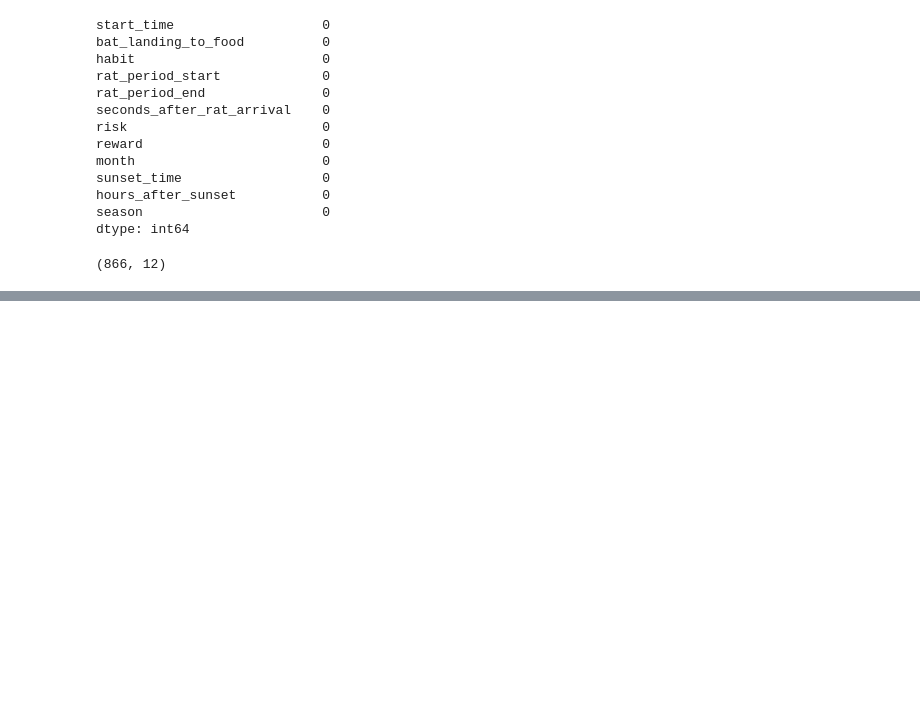
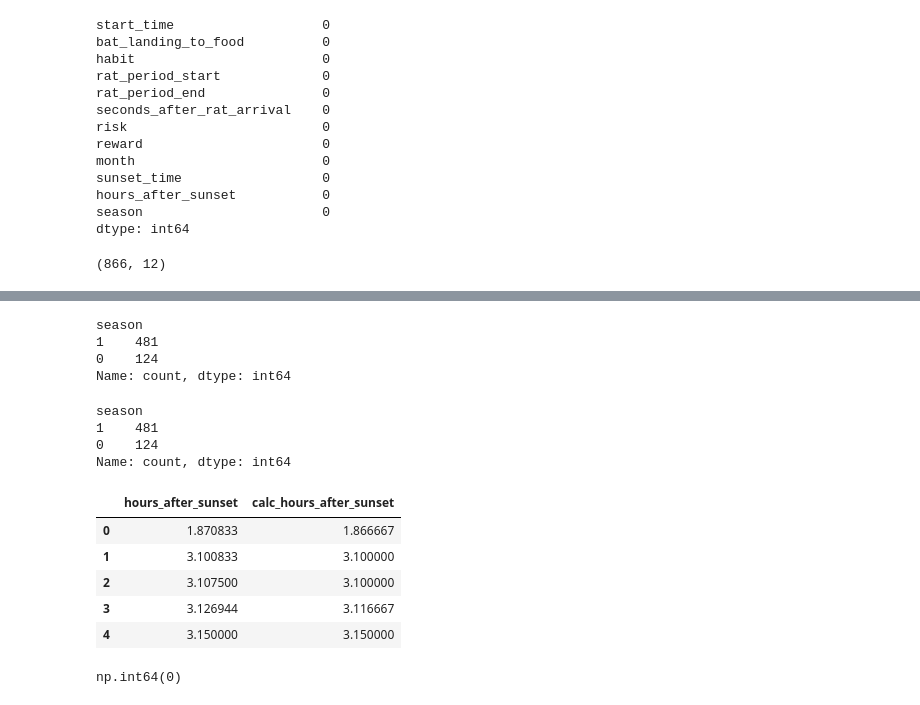
Before and after one commit to sawchinstha/Bat_Rat, a Jupyter notebook: analysis.ipynb, the cells around one changed output, grey strips where cells are left out. Drawn from its saved outputs; the diff is of its cells as text; code cells hidden in the pictures; blank space fills up the shorter version.

```diff
--- a/analysis.ipynb
+++ b/analysis.ipynb
@@ -160,6 +161,9 @@ df1['start_time'] = pd.to_datetime(df1['start_time'], errors='coerce', dayfirst=
 df1['rat_period_start'] = pd.to_datetime(df1['rat_period_start'], errors='coerce', dayfirst=True)
 df1['rat_period_end'] = pd.to_datetime(df1['rat_period_end'], errors='coerce', dayfirst=True)
 df1['sunset_time'] = pd.to_datetime(df1['sunset_time'], errors='coerce', dayfirst=True)
+df1['bat_landing_to_food'] = pd.to_numeric(df1['bat_landing_to_food'], errors='coerce')
+df1['seconds_after_rat_arrival'] = pd.to_numeric(df1['seconds_after_rat_arrival'], errors='coerce')
+df1['hours_after_sunset'] = pd.to_numeric(df1['hours_after_sunset'], errors='coerce')
 df1.info()
 # %% [output]
 <class 'pandas.core.frame.DataFrame'>
@@ -183,0 +205,5 @@ memory usage: 88.0+ KB
+# %%
+df1['habit'].value_counts()
+counts = df1['habit'].value_counts()
+df1 = df1[df1['habit'].isin(counts[counts > 30].index)].copy()
+df1['habit'].value_counts()
@@ -205,0 +241,29 @@ memory usage: 88.0+ KB
+# %%
+df1['season'].value_counts()
+# %% [output]
+season
+1    481
+0    124
+Name: count, dtype: int64
+# %%
+df1['season'].value_counts()
+# %% [output]
+season
+1    481
+0    124
+Name: count, dtype: int64
+# %%
+df1['calc_hours_after_sunset'] = (df1['start_time'] - df1['sunset_time']).dt.total_seconds() / 3600
+df1[['hours_after_sunset', 'calc_hours_after_sunset']].head()
+# %% [output]
+|  | hours_after_sunset | calc_hours_after_sunset |
+| 0 | 1.870833 | 1.866667 |
+| 1 | 3.100833 | 3.100000 |
+| 2 | 3.107500 | 3.100000 |
+| 3 | 3.126944 | 3.116667 |
+| 4 | 3.150000 | 3.150000 |
+# %%
+df1['time_valid'] = (df1['start_time'] >= df1['rat_period_start']) & (df1['start_time'] <= df1['rat_period_end'])
+df1['time_valid'].isnull().sum()
+# %% [output]
+np.int64(0)
```
Also changed, not shown: parts of 13 cells of this notebook.
